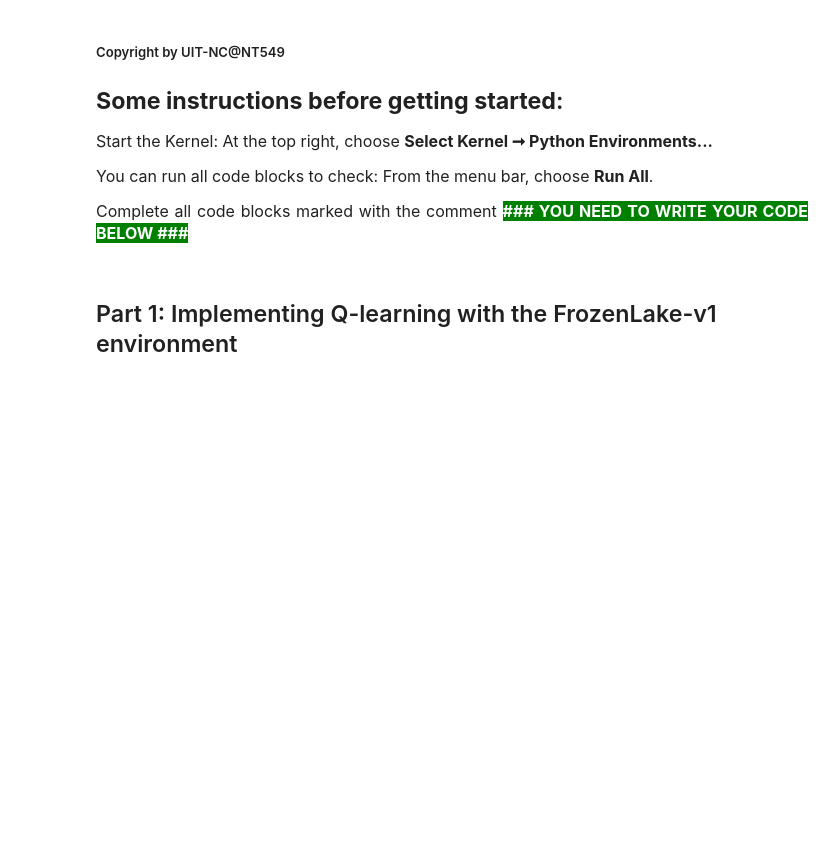
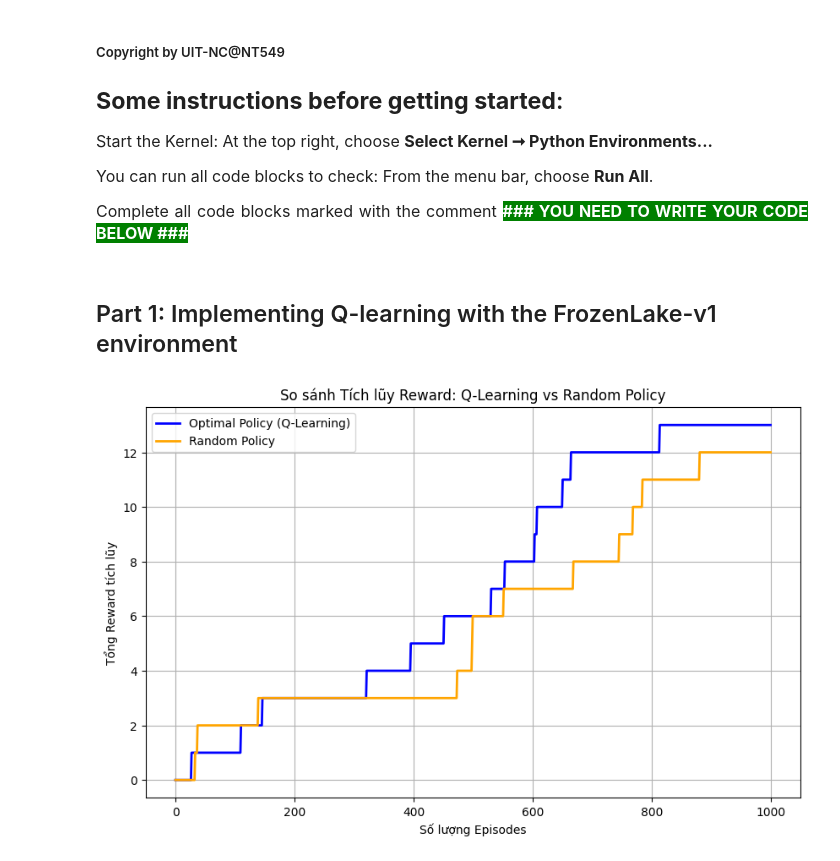
Before and after one commit to NT549-Q21-RL-for-Network/lab-02-Q-learning, a Jupyter notebook: notebooks/part_01_frozen_lake.ipynb, the cells around one changed output. Cells and saved outputs as stored; diff of their text form; code cells hidden in the pictures; blank space fills up the shorter version.

```diff
--- a/notebooks/part_01_frozen_lake.ipynb
+++ b/notebooks/part_01_frozen_lake.ipynb
@@ -50,6 +52,7 @@ class QLearningAgent:
         # Return Q(s, a). If missing, return 0.0 (default for unseen pairs).
         ### YOU NEED TO WRITE YOUR CODE BELOW ###
         # HERE
+        return self.q_table.get((state, action), 0.0)
 
     def update_q_value(self, state, action, reward, next_state):
         # Q-learning update rule:
@@ -59,30 +62,32 @@ class QLearningAgent:
         ### YOU NEED TO WRITE YOUR CODE BELOW ###
         # HERE
         best_next_q = max(
-
+            self.get_q_value(next_state, a) for a in range(self.env.action_space.n)
         )
 
         # 2) Current estimate for (state, action)
         ### YOU NEED TO WRITE YOUR CODE BELOW ###
         # HERE
-        current_q =
+        current_q = self.get_q_value(state, action)
 
         # 3) Temporal-difference target
         # Reward for current step + discounted best future value
         ### YOU NEED TO WRITE YOUR CODE BELOW ###
         # HERE
-        target_q =
+        target_q = reward + self.gamma*best_next_q
 
         # 4) Blend old estimate with new target
         # New Q-value is a weighted average of old and new information
         ### YOU NEED TO WRITE YOUR CODE BELOW ###
         # HERE
-        new_q =
+        new_q = (1-self.alpha)*current_q + self.alpha*target_q
 
         # 5) Save updated Q-value
         self.q_table[(state, action)] = new_q
 
-    def choose_action(self, state, epsilon=0.1):
+    def choose_action(self, state, epsilon=0.1, option="q_learning"):
+        if option == "random":
+            return self.env.action_space.sample()
         # Epsilon-greedy action selection:
         # - With probability epsilon: explore (random action)
         # - Otherwise: exploit (choose action with highest Q-value)
@@ -90,18 +95,22 @@ class QLearningAgent:
         # 1) Exploration: random action with probability epsilon
         ### YOU NEED TO WRITE YOUR CODE BELOW ###
         # HERE
-
+        if random.random() < epsilon:
+            return self.env.action_space.sample()
 
         # Compute Q-values for all actions in current state
         ### YOU NEED TO WRITE YOUR CODE BELOW ###
         # HERE
-        q_values =
-        max_q =
+        q_values = [self.get_q_value(state, a) for a in range(self.env.action_space.n)]
+        max_q = max(q_values)
 
         # Tie-breaking: if multiple actions share max Q, choose randomly among them
         ### YOU NEED TO WRITE YOUR CODE BELOW ###
         # HERE
-        best_actions =
+        best_actions = [
+            a for a in range(self.env.action_space.n)
+            if q_values[a] == max_q
+        ]
         return random.choice(best_actions)
 
     def choose_greedy_action(self, state):
@@ -109,6 +118,10 @@ class QLearningAgent:
         # Always choose one of the best actions by Q-value.
         ### YOU NEED TO WRITE YOUR CODE BELOW ###
         # HERE
+        q_values = [self.get_q_value(state, a) for a in range(self.env.action_space.n)]
+        max_q = max(q_values)
+        best_actions = [a for a, q in enumerate(q_values) if q == max_q]
+        return random.choice(best_actions)
 
 
 def export_q_table_to_txt(agent, file_path="q_table_final.txt"):
@@ -213,57 +226,78 @@ if __name__ == "__main__":
     # Create deterministic FrozenLake environment for training
     ### YOU NEED TO WRITE YOUR CODE BELOW ###
     # HERE
-    env =
+    env = gym.make("FrozenLake-v1", is_slippery=False)
 
     # Initialize Q-learning agent with default hyperparameters
     ### YOU NEED TO WRITE YOUR CODE BELOW ###
     # HERE
-    agent =
+    agent = QLearningAgent(env)
 
     # Number of independent training episodes
     num_episodes = 1000
 
-    # Main training loop
+    q_learning_rewards = []
+    random_rewards = []
+
+    # Optimal Policy(Q-Learning)
     for _ in range(num_episodes):
         # Reset environment at start of each episode
         ### YOU NEED TO WRITE YOUR CODE BELOW ###
         # HERE
-        state, _ =
+        state, _ = env.reset()
         done = False
+        episode_reward = 0
+        while not done:
+            # Dùng hàm choose_greedy_action để chạy tối ưu (không khám phá nữa)
+            action = agent.choose_greedy_action(state)
+            state, reward, terminated, truncated, _ = env.step(action)
+            done = terminated or truncated
+            episode_reward += reward
+        q_learning_rewards.append(episode_reward)
 
-        # Roll out one episode until terminal state
+    # Random Policy
+    for _ in range(num_episodes):
+        state, _ = env.reset()
+        done = False
+        episode_reward = 0
         while not done:
-            # Choose action with exploration
-            ### YOU NEED TO WRITE YOUR CODE BELOW ###
-            # HERE
-            action =
+            # Dùng tuỳ chọn option="random" đã thêm ở trên
+            action = agent.choose_action(state, option="random")
+            state, reward, terminated, truncated, _ = env.step(action)
+            done = terminated or truncated
+            episode_reward += reward
+        random_rewards.append(episode_reward)
 
-            # Execute action in environment
-            next_state, reward, terminated, truncated, _ = env.step(action)
-            done = terminated or truncated
+    cum_q_rewards = np.cumsum(q_learning_rewards)
+    cum_random_rewards = np.cumsum(random_rewards)
 
-            # Update Q-table from transition (s, a, r, s')
-            ### YOU NEED TO WRITE YOUR CODE BELOW ###
-            # HERE
+    plt.figure(figsize=(10, 6))
+    plt.plot(cum_q_rewards, label="Optimal Policy (Q-Learning)", color="blue", linewidth=2)
+    plt.plot(cum_random_rewards, label="Random Policy", color="orange", linewidth=2)
 
-
-            # Advance to next state
-            state = next_state
+    plt.title("So sánh Tích lũy Reward: Q-Learning vs Random Policy")
+    plt.xlabel("Số lượng Episodes")
+    plt.ylabel("Tổng Reward tích lũy")
+    plt.legend()
+    plt.grid(True)
+    plt.show()
 
     # Print learned Q-table entries
     print("Training completed. Q-table:")
     for (state, action) in sorted(agent.q_table.keys()):
         q_val = agent.q_table[(state, action)]
         print(f"State: {state}, Action: {action}, Q-value: {q_val:.2f}")
 
     # Save Q-table to file for later inspection/use
     export_q_table_to_txt(agent, "q_table_final.txt")
 
     # Show one text-based demonstration run
     show_final_result_text(agent)
 
     # Show one GUI-based demonstration run
     show_final_result_pygame(agent, delay_seconds=0.4)
 
     # Release training environment resources
     env.close()
+# %% [output]
+[figure, added]
```
Also changed, not shown: parts of 2 cells of this notebook.
